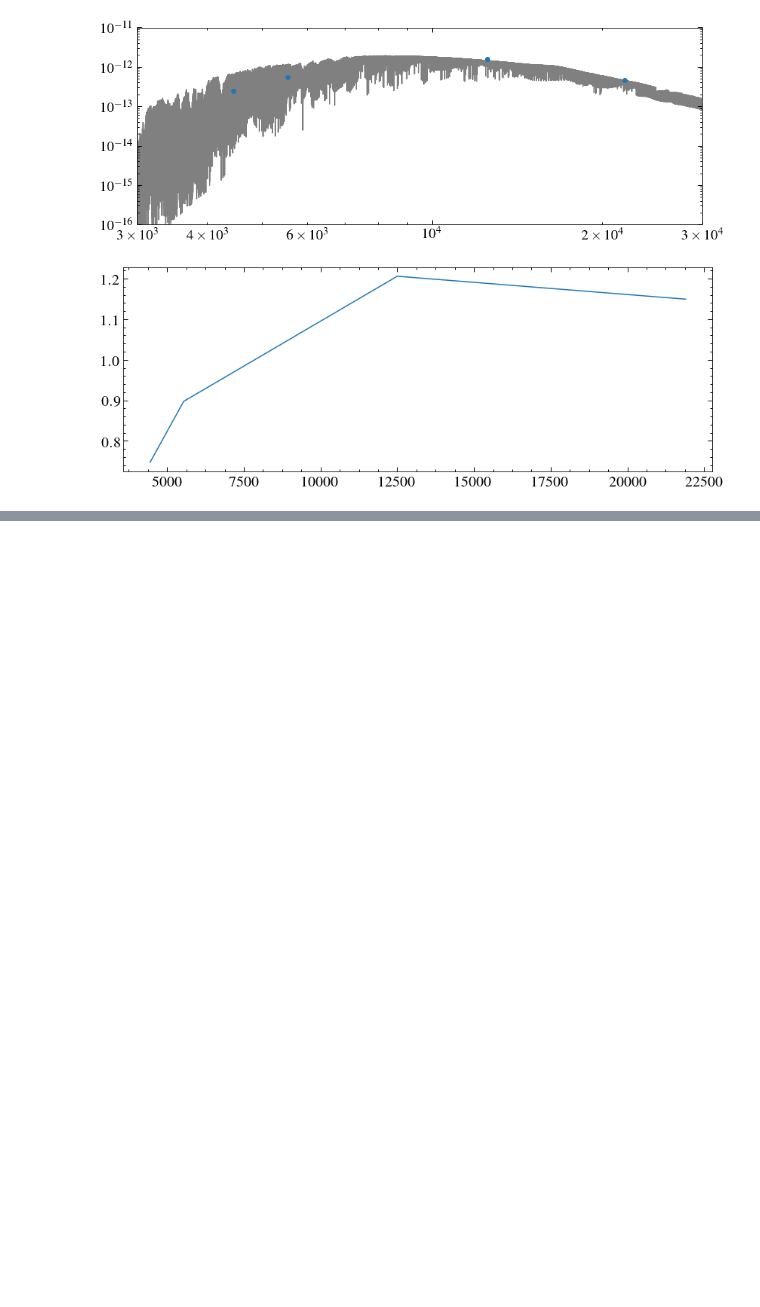
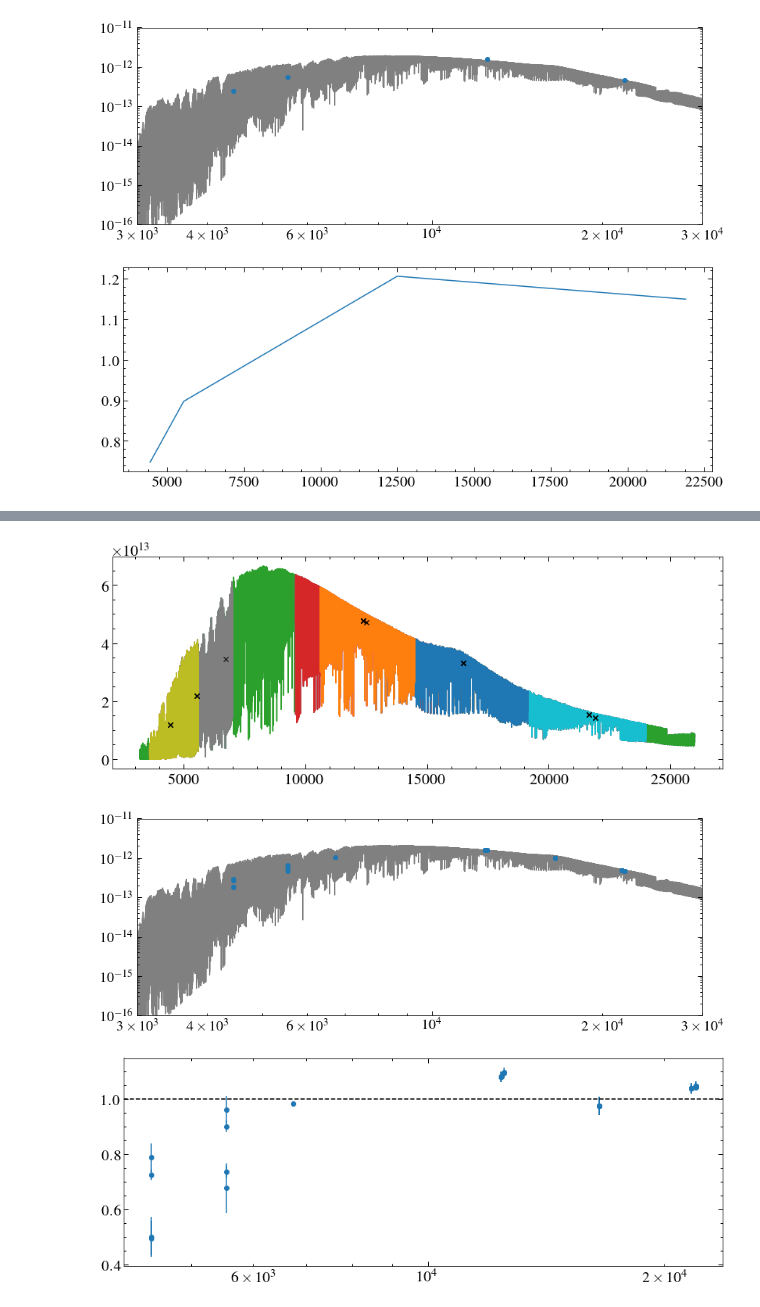
Before and after one commit to davidjwilson/SEDs, a Jupyter notebook: gj_674/photometry/photometry_fitting.ipynb, the cells around one changed output, grey strips where cells are left out. Cells and saved outputs as stored; diff of their text form; code cells hidden in the pictures; blank space fills up the shorter version.

```diff
--- a/gj_674/photometry/photometry_fitting.ipynb
+++ b/gj_674/photometry/photometry_fitting.ipynb
@@ -285,0 +472,59 @@ plt.show()
+# %%
+scales = []
+w_abs = []
+flt = []
+f_abs = []
+e_abs = []
+for i in range(len(w)):
+    if e[i] >0.0 and w[i] < mw[-1] and str(filters[i]) in bw['bandname']:
+        w_abs.append(w[i])
+        flt.append(filters[i])
+        f_abs.append(f[i])
+        e_abs.append(e[i])
+        bp = bw[bw['bandname']==str(filters[i])]
+        #print(bp.waveset[1].value)
+        mask = (mw > bp['l_start']) & (mw < bp['l_end'])
+        bmw, bmf = mw[mask], mf[mask]
+
+        #intflux = np.trapz(bandflux*(bp(bp.waveset)/np.mean(bp.waveset)), bw)
+        intflux = np.trapz(bmf, bmw)
+        plt.plot(bmw, bmf, zorder=-100)
+        plt.plot(w[i], intflux/(bp['l_end']-bp['l_start']), 'kx')
+        scale = f[i]/(intflux/(bp['l_end']-bp['l_start']))
+        scales.append(scale)
+plt.show()
+
+
+
+
+w_abs = np.array(w_abs)
+arr1inds = w_abs.argsort()
+w_abs = w_abs[arr1inds]
+scales = np.array(scales)[arr1inds]
+f_abs = np.array(f_abs)[arr1inds]
+e_abs = np.array(e_abs)[arr1inds]
+
+e_scale = e_abs*scale/f_abs
+#print(e_scale)
+#print(scales
+mean_scale = np.average(scales, axis =0, weights = 1/e_scale)
+
+
+plt.figure('sed')
+plt.errorbar(w_abs, f_abs, yerr=e_abs, marker='o', ls='none', label = filters[i])
+plt.yscale('log')
+plt.xscale('log')
+plt.plot(mw, mf*mean_scale, zorder=-100, c='0.5')
+plt.xlim(3000, 30000)
+plt.ylim(1e-16, 1e-11)
+plt.show()
+
+
+plt.errorbar(w_abs, scales/mean_scale, yerr = e_scale/mean_scale, marker='o', ls ='none')
+plt.xscale('log')
+plt.axhline(1.0, c='k', ls ='--')
+plt.show()
+# %% [output]
+[figure, added]
+[figure, added]
+[figure, added]
```
Also changed, not shown: parts of 9 cells of this notebook.
